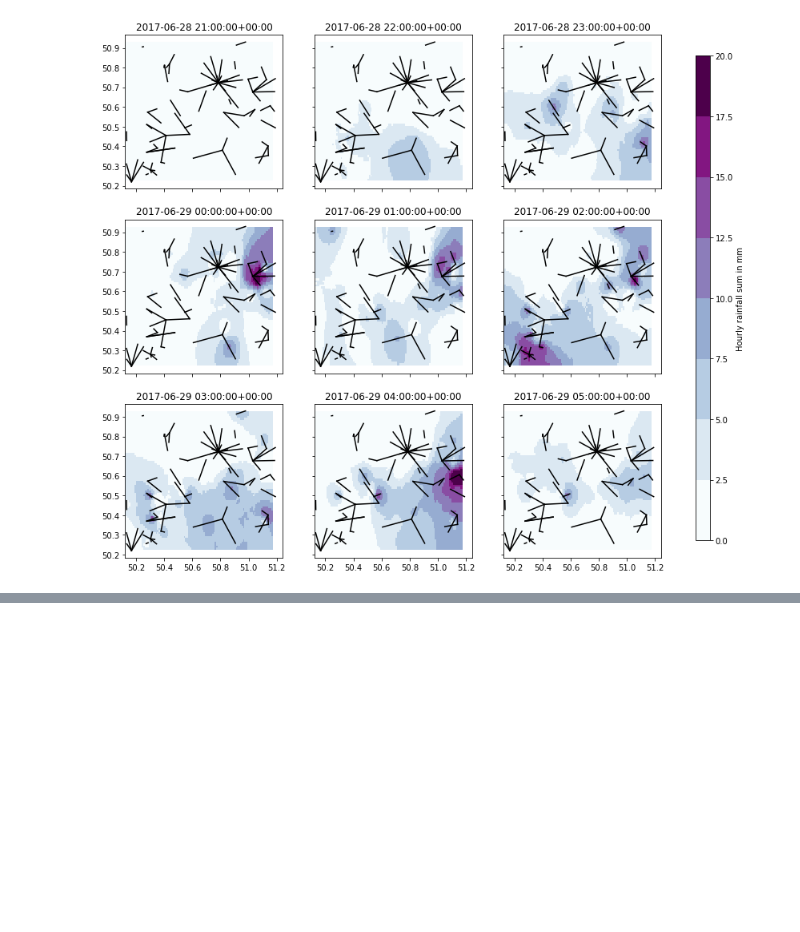
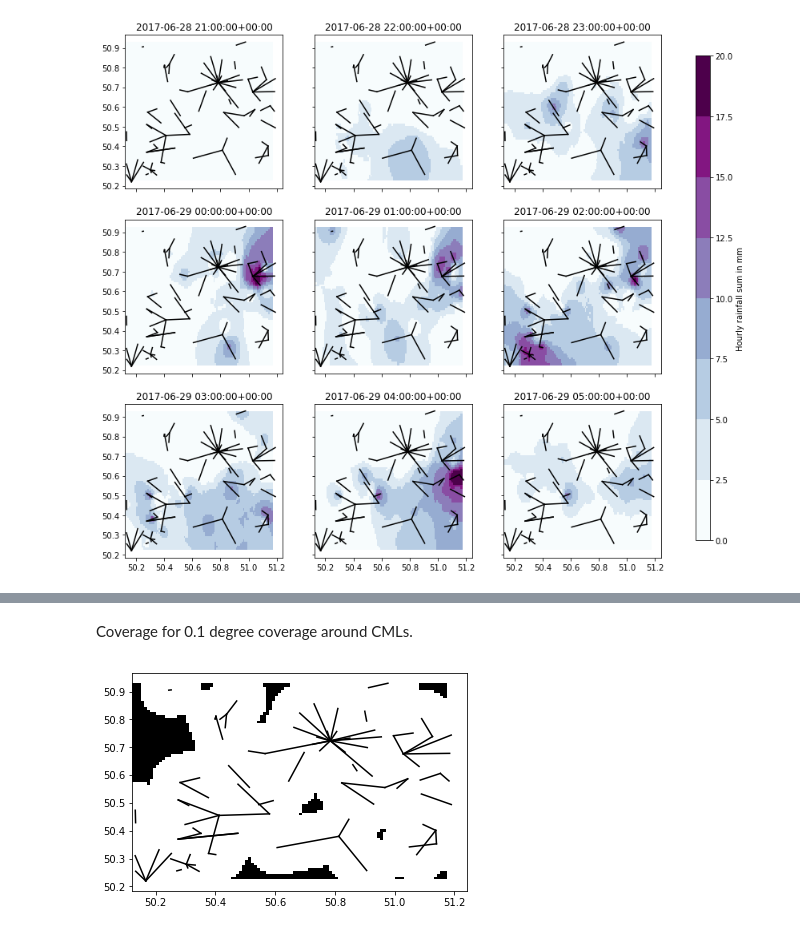
Before and after one commit to pycomlink/pycomlink, a Jupyter notebook: notebooks/Spatial interpolation.ipynb, the cells around one changed output, grey strips where cells are left out. Drawn from its saved outputs; the diff is of its cells as text; code cells hidden in the pictures; blank space fills up the shorter version.

```diff
--- a/notebooks/Spatial interpolation.ipynb
+++ b/notebooks/Spatial interpolation.ipynb
@@ -76,0 +110,15 @@ fig.colorbar(pc, cax=cbar_ax, label='Hourly rainfall sum in mm');
+# %% [markdown]
+Coverage for 0.1 degree coverage around CMLs.
+# %%
+cml_coverage_mask = pycml.spatial.coverage.calc_coverage_mask(
+    cml_list=cml_list,
+    xgrid=ds.lon.values,
+    ygrid=ds.lat.values,
+    max_dist_from_cml=0.1)
+
+fig, ax = plt.subplots()
+for cml in cml_list:
+        cml.plot_line(ax=ax, color='k')
+ax.pcolormesh(ds.lon, ds.lat, cml_coverage_mask, cmap='gray');
+# %% [output]
+[figure, added]
```
Also changed, not shown: parts of 10 cells of this notebook, 1 other file.
